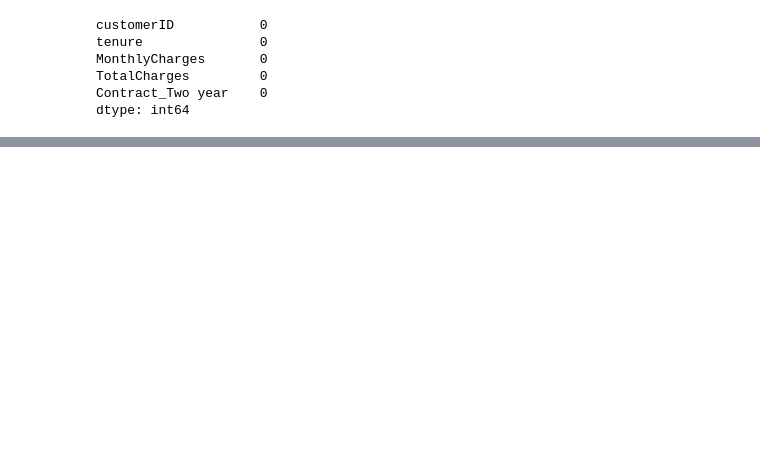
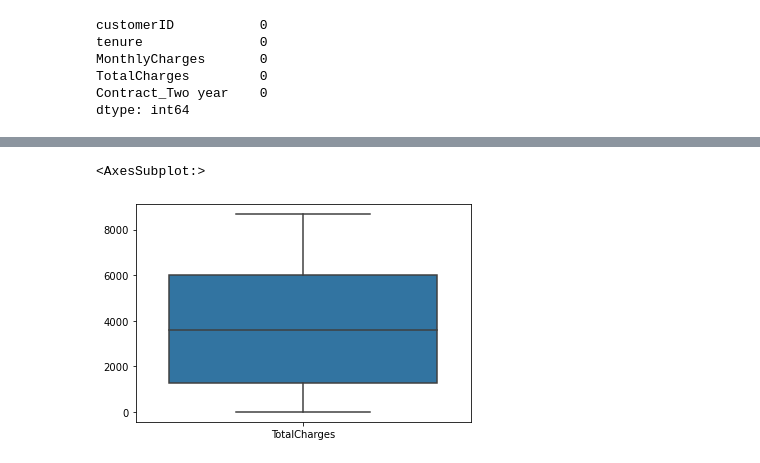
Before and after one commit to ljackson707/regression-exercises, a Jupyter notebook: regression_exercises.ipynb, the cells around one changed output, grey strips where cells are left out. Saved outputs shown, nothing was run; the diff lists cells and outputs as text; code cells hidden in the pictures; blank space fills up the shorter version.

```diff
--- a/regression_exercises.ipynb
+++ b/regression_exercises.ipynb
@@ -147,0 +169,5 @@ dtype: int64
+# %%
+sns.boxplot(data = df[['TotalCharges']])
+# %% [output]
+<AxesSubplot:>
+[figure, added]
```
Also changed, not shown: parts of 8 cells of this notebook, 1 other file.
